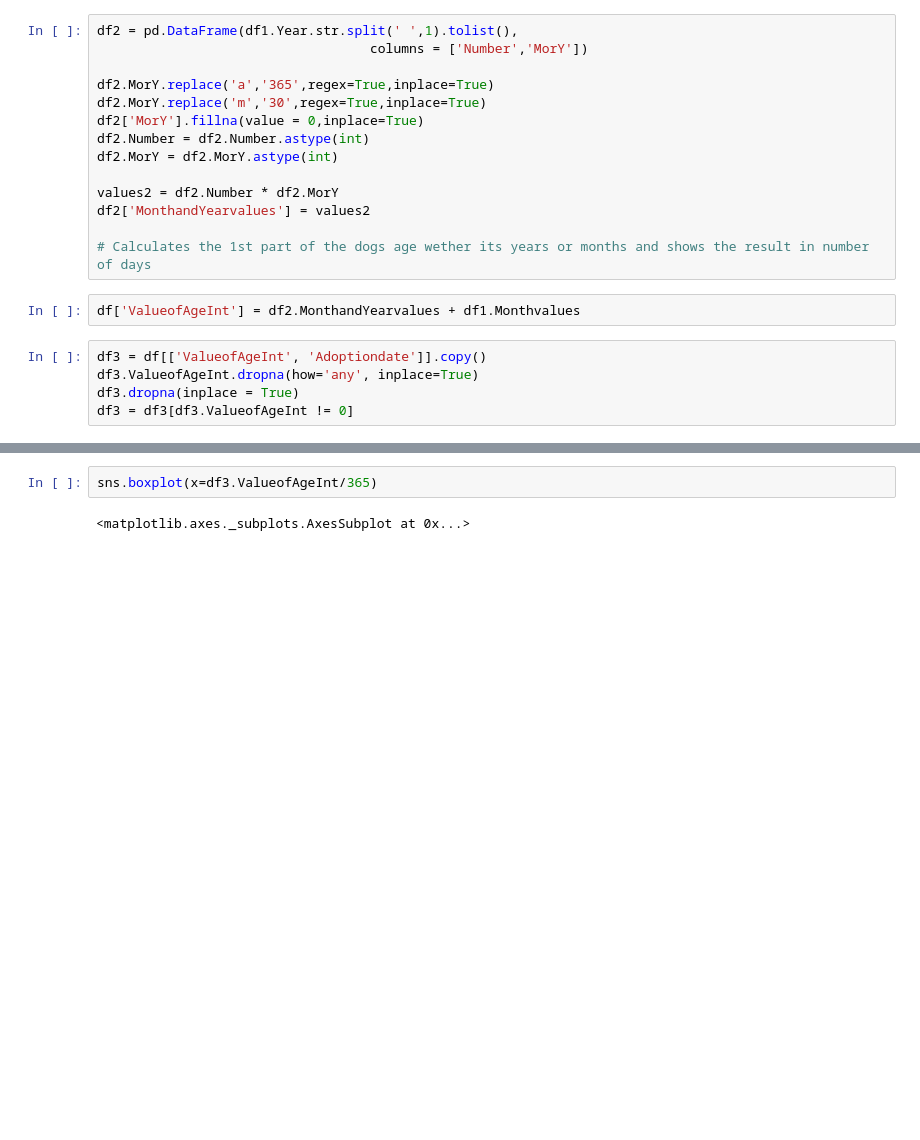
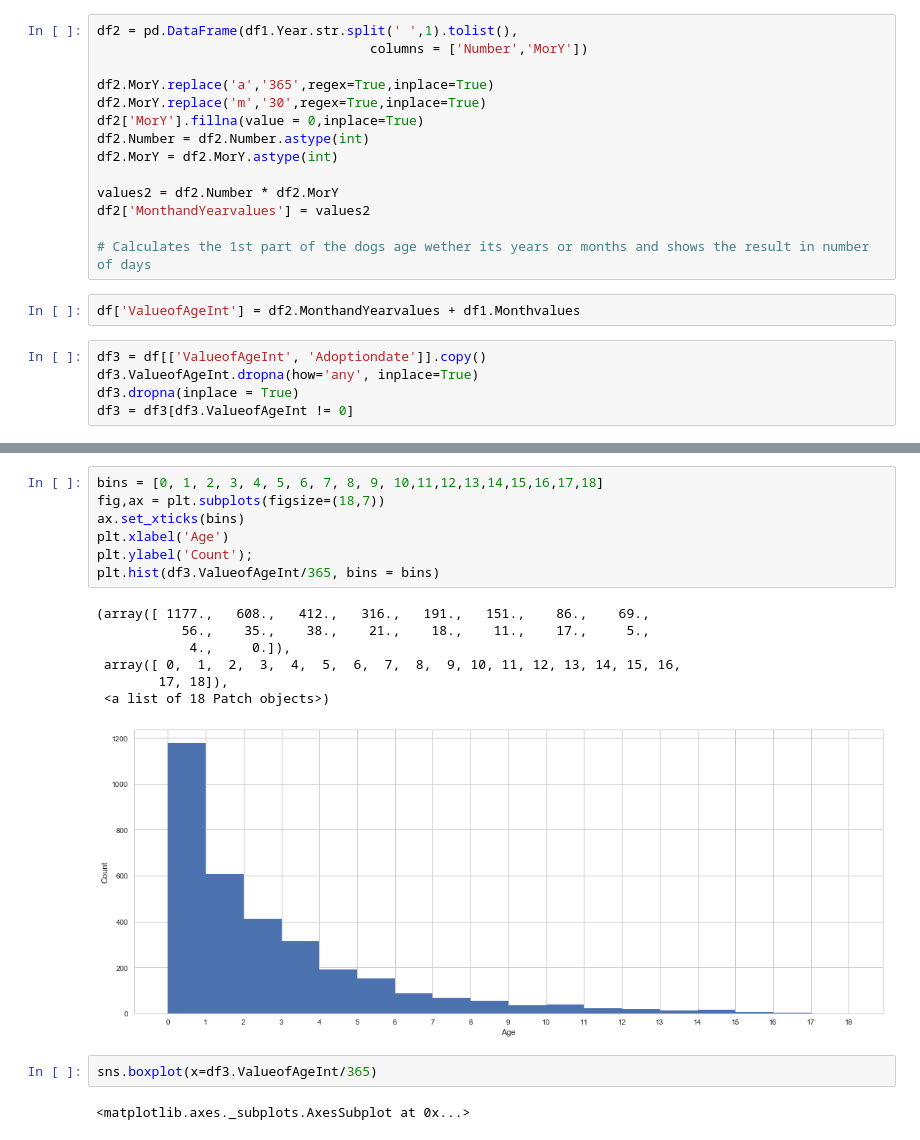
Before and after one commit to xico7/FirstRepo-AbandonedDogs, a Jupyter notebook: PROJETOCAES.ipynb, the cells around one changed output, grey strips where cells are left out. Cells and saved outputs as stored; diff of their text form; blank space fills up the shorter version.

```diff
--- a/PROJETOCAES.ipynb
+++ b/PROJETOCAES.ipynb
@@ -182,3 +159,18 @@ plt.ylabel('Count');
+# %%
+bins = [0, 1, 2, 3, 4, 5, 6, 7, 8, 9, 10,11,12,13,14,15,16,17,18]
+fig,ax = plt.subplots(figsize=(18,7))
+ax.set_xticks(bins)
+plt.xlabel('Age')
+plt.ylabel('Count');
+plt.hist(df3.ValueofAgeInt/365, bins = bins)
+# %% [output]
+(array([ 1177.,   608.,   412.,   316.,   191.,   151.,    86.,    69.,
+           56.,    35.,    38.,    21.,    18.,    11.,    17.,     5.,
+            4.,     0.]),
+ array([ 0,  1,  2,  3,  4,  5,  6,  7,  8,  9, 10, 11, 12, 13, 14, 15, 16,
+        17, 18]),
+ <a list of 18 Patch objects>)
+[figure, added]
 # %%
 sns.boxplot(x=df3.ValueofAgeInt/365)
 # %% [output]
```
Also changed, not shown: parts of 9 cells of this notebook.
